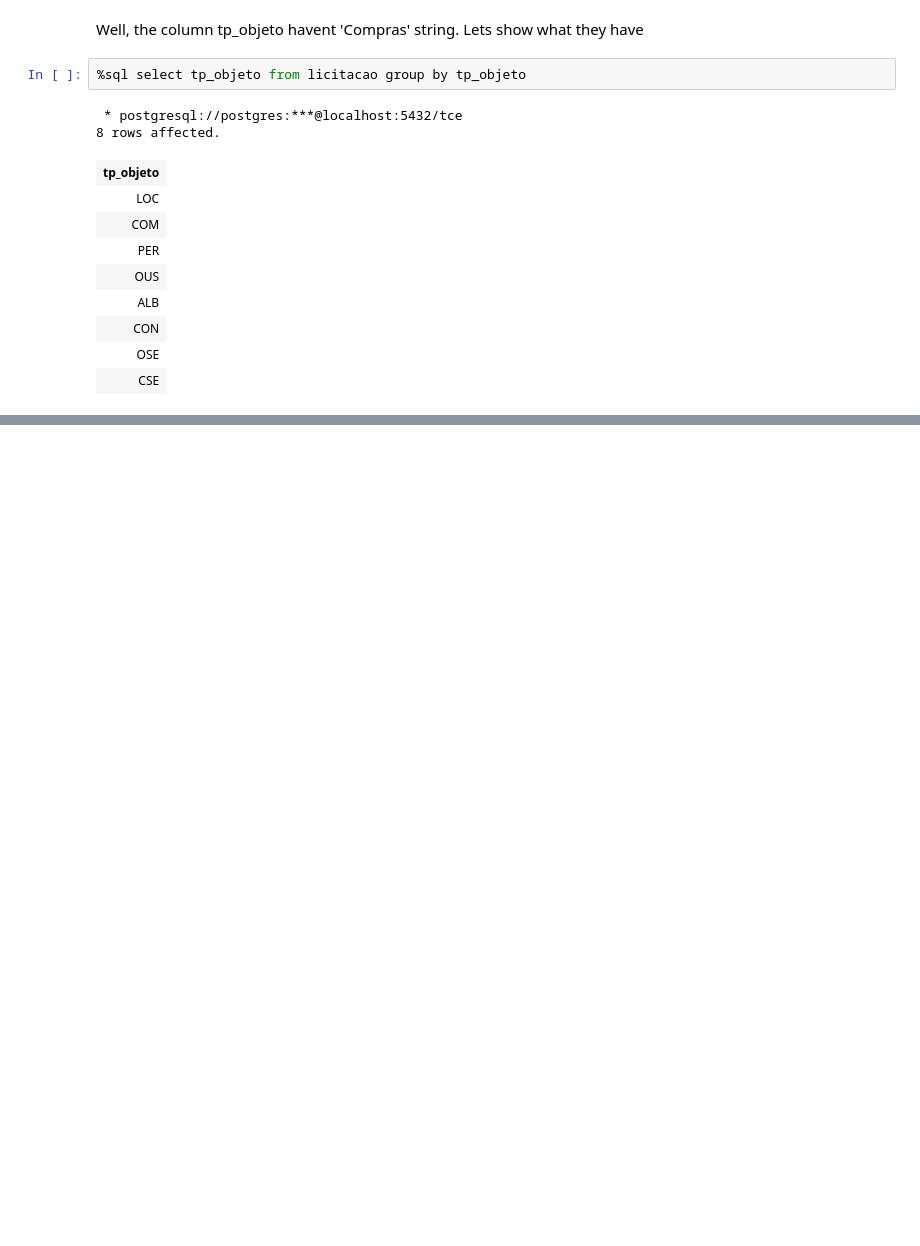
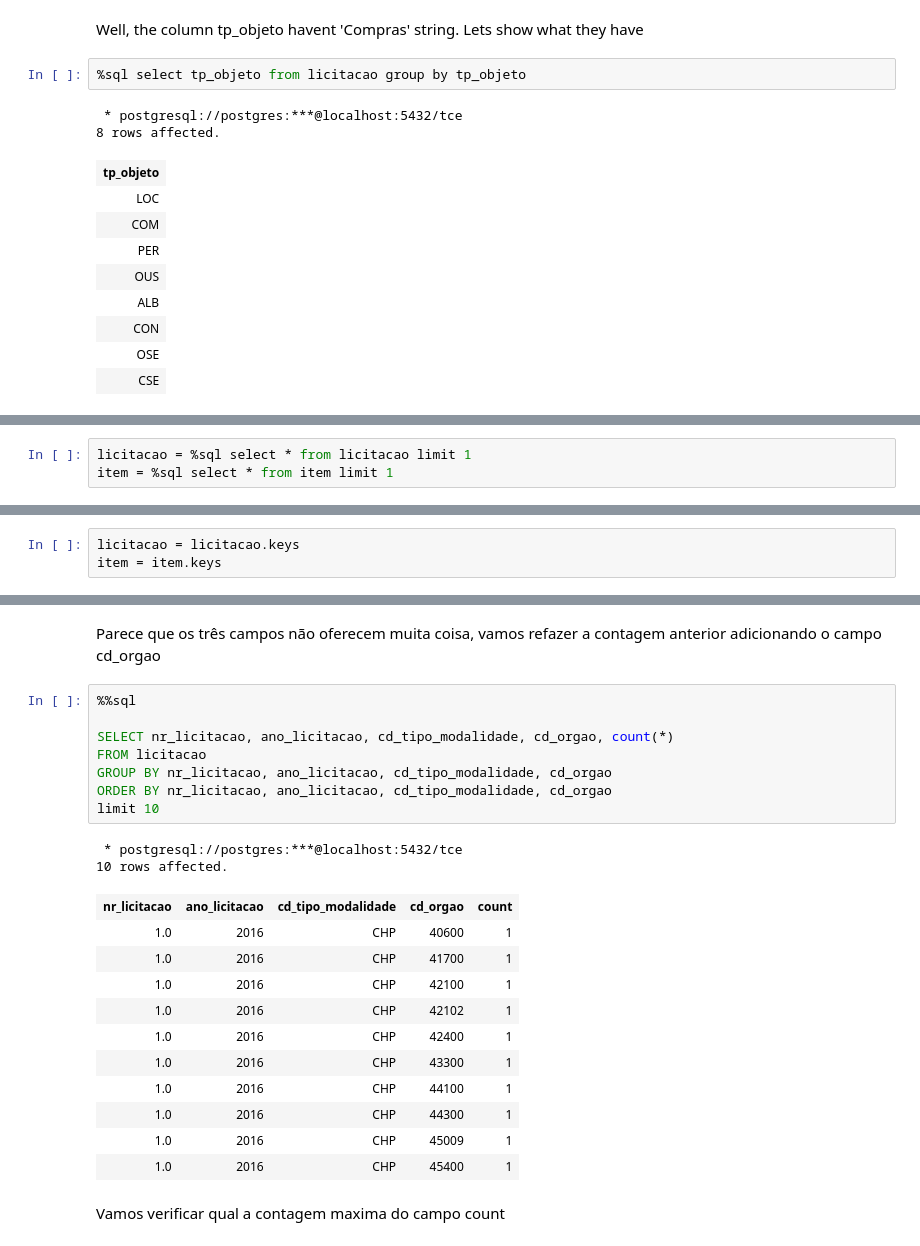
Before and after one commit to tarsioonofrio/rs-gov-purchases, a Jupyter notebook: src/eda.ipynb, the cells around one changed output, grey strips where cells are left out. Drawn from its saved outputs; the diff is of its cells as text; blank space fills up the shorter version.

```diff
--- a/src/eda.ipynb
+++ b/src/eda.ipynb
@@ -85,0 +149,3 @@ I need to see what the manual say about this
+# %%
+licitacao = %sql select * from licitacao limit 1
+item = %sql select * from item limit 1
@@ -85,0 +157,3 @@ I need to see what the manual say about this
+# %%
+licitacao = licitacao.keys
+item = item.keys
@@ -85,0 +214,26 @@ I need to see what the manual say about this
+# %% [markdown]
+Parece que os três campos não oferecem muita coisa, vamos refazer a contagem anterior adicionando o campo cd_orgao
+# %%
+%%sql
+
+SELECT nr_licitacao, ano_licitacao, cd_tipo_modalidade, cd_orgao, count(*)
+FROM licitacao
+GROUP BY nr_licitacao, ano_licitacao, cd_tipo_modalidade, cd_orgao
+ORDER BY nr_licitacao, ano_licitacao, cd_tipo_modalidade, cd_orgao
+limit 10
+# %% [output]
+ * postgresql://postgres:***@localhost:5432/tce
+10 rows affected.
+| nr_licitacao | ano_licitacao | cd_tipo_modalidade | cd_orgao | count |
+| 1.0 | 2016 | CHP | 40600 | 1 |
+| 1.0 | 2016 | CHP | 41700 | 1 |
+| 1.0 | 2016 | CHP | 42100 | 1 |
+| 1.0 | 2016 | CHP | 42102 | 1 |
+| 1.0 | 2016 | CHP | 42400 | 1 |
+| 1.0 | 2016 | CHP | 43300 | 1 |
+| 1.0 | 2016 | CHP | 44100 | 1 |
+| 1.0 | 2016 | CHP | 44300 | 1 |
+| 1.0 | 2016 | CHP | 45009 | 1 |
+| 1.0 | 2016 | CHP | 45400 | 1 |
+# %% [markdown]
+Vamos verificar qual a contagem maxima do campo count
```
Also changed, not shown: parts of 21 cells of this notebook.
